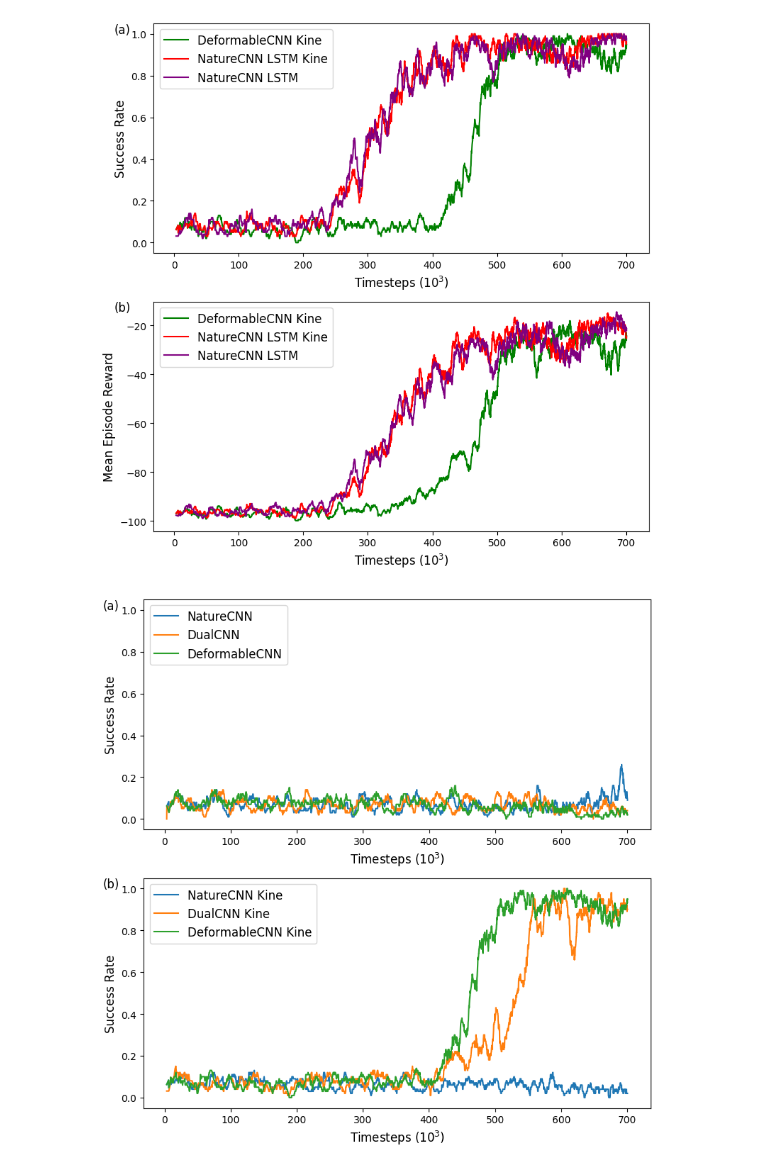
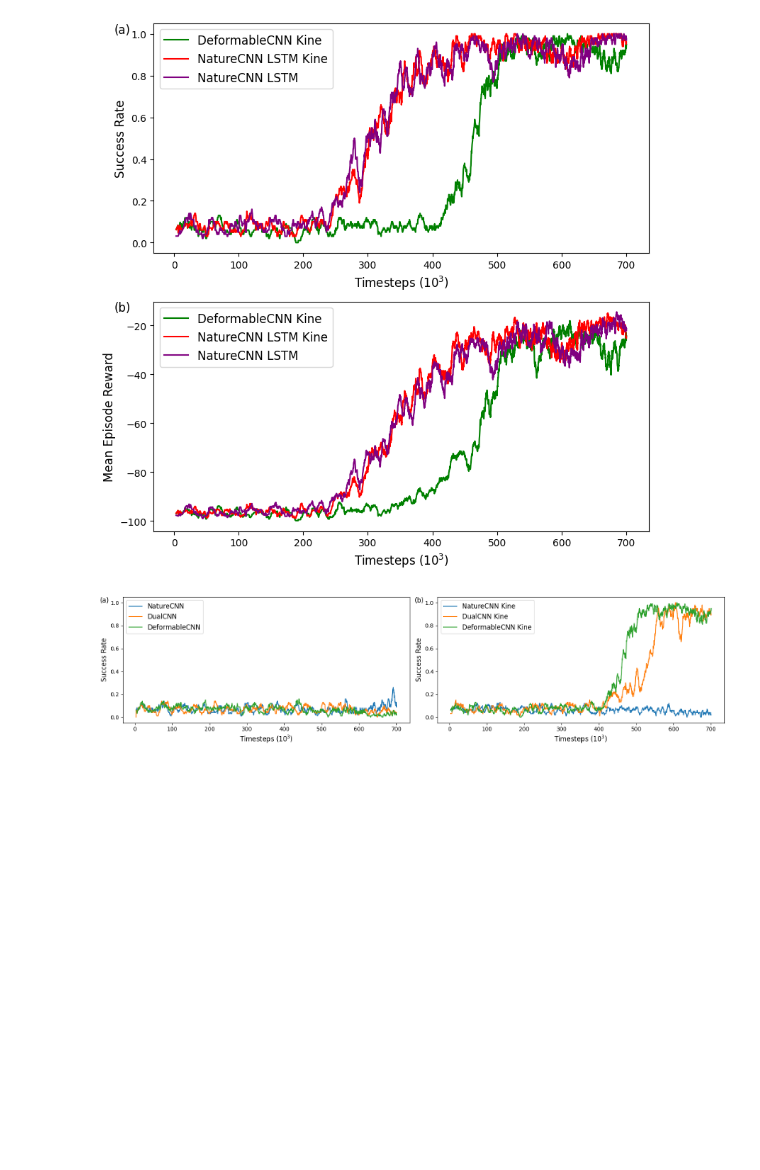
Before and after one commit to NUSLCC/Plot, a Jupyter notebook: Graph plotting.ipynb, the cells around one changed output. Saved outputs shown, nothing was run; the diff lists cells and outputs as text; code cells hidden in the pictures; blank space fills up the shorter version.

Commit message:
adjust image arrange

```diff
--- a/Graph plotting.ipynb
+++ b/Graph plotting.ipynb
@@ -65,7 +65,7 @@ deform =    pd.read_csv('randbig_deformcnn_ee/progress.csv')
 dual =      pd.read_csv('randbig_dualcnn_ee/progress.csv')
 nature =    pd.read_csv('randbig_naturecnn_ee/progress.csv')
 
-fig, axs = plt.subplots(2,1, figsize = (8,8))
+fig, axs = plt.subplots(1,2, figsize = (16,4))
 
 axs[0].plot(nature['time/total_timesteps']/1000, nature['rollout/success_rate'], label = 'NatureCNN')
 axs[0].set_xlabel('Timesteps ($10^3$)', fontsize="12")
@@ -84,32 +84,32 @@ axs[0].set_xlabel('Timesteps ($10^3$)', fontsize="12")
 axs[0].set_ylabel('Success Rate', fontsize="12")
 axs[0].set_ylim(-0.05, 1.05)
 axs[0].legend(loc='upper left', fontsize="12")
 
 #######################################################################################################
 
 axs[1].plot(nature_k['time/total_timesteps']/1000, nature_k['rollout/success_rate'], label = 'NatureCNN Kine')
 axs[1].set_xlabel('Timesteps ($10^3$)', fontsize="12")
 axs[1].set_ylabel('Success Rate', fontsize="12")
 axs[1].legend(fontsize="12")
 
 axs[1].plot(dual_k['time/total_timesteps']/1000, dual_k['rollout/success_rate'], label = 'DualCNN Kine')
 axs[1].set_xlabel('Timesteps ($10^3$)', fontsize="12")
 axs[1].set_ylabel('Success Rate', fontsize="12")
 axs[1].legend(fontsize="12")
 
 axs[1].plot(deform_k['time/total_timesteps']/1000, deform_k['rollout/success_rate'], label = 'DeformableCNN Kine')
 axs[1].set_xlabel('Timesteps ($10^3$)', fontsize="12")
 axs[1].set_ylabel('Success Rate', fontsize="12")
 axs[1].legend(fontsize="12")
 
 axs[0].text(-0.08, 1, f'({chr(97 + 0)})', transform=axs[0].transAxes, verticalalignment='top', fontsize=12)
 axs[1].text(-0.08, 1, f'({chr(97 + 1)})', transform=axs[1].transAxes, verticalalignment='top', fontsize=12)
 
 # axs[0].text(-5, 0.5, 'W/O Kinematics', ha='center', va='center', rotation='horizontal', fontsize=12)
 # axs[1].text(-10, 0.5, 'W/ Kinematics', ha='center', va='center', rotation='horizontal', fontsize=12)
 
 plt.tight_layout()
 # fig.suptitle('Training Result for CNN encoders w/wo Robot Kinematics Information')
-plt.savefig('cnn_kine_compare.png', format='png')
+plt.savefig('sac_kine_compare_horizontal.png', format='png')
 # %% [output]
-[figure, old version]
+[figure, new version]
```
Also changed, not shown: 2 other files.
